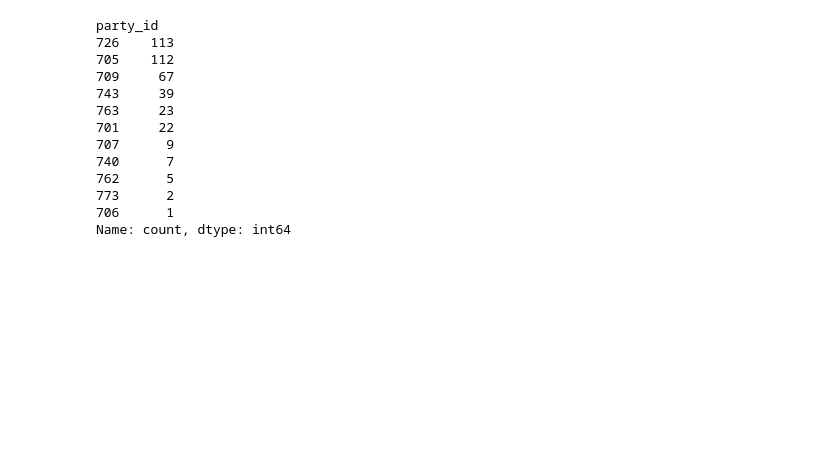
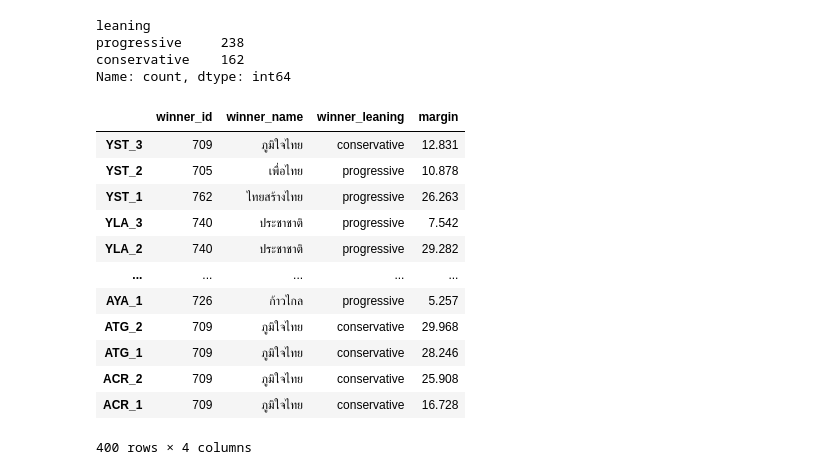
Before and after one commit to peemlerd/thai-election66, a Jupyter notebook: result_analysis.ipynb, the cells around one changed output. Drawn from its saved outputs; the diff is of its cells as text; code cells hidden in the pictures; blank space fills up the shorter version.

```diff
--- a/result_analysis.ipynb
+++ b/result_analysis.ipynb
@@ -53,16 +61,55 @@ result_candi.sort_values(by = ["cons_id", "mp_app_vote"],ascending=False).head(2
 # %%
-result_candi.groupby("cons_id").nth(0)["party_id"].value_counts()
+# Create a map from each party to its ideological camp
+cons_lst = [701, 706, 707, 709, 743, 763] # Democrat, Chatpattana Kla, Chatthaipattana, Bhumjaithai, PPRP, RTSC
+prog_lst = [705,726,762,719,740,773] # Pheu Thai, MFP, Thai Sang Thai, Seri, Prachachat, Pheu Thai Ruam Palang
+leaning_map = {id: "conservative" for id in cons_lst}
+leaning_map.update({id: "progressive" for id in prog_lst})
+
+
+# Summarize the leaning of each candidate in the constituency result
+result_candi["leaning"] = result_candi["party_id"].map(leaning_map)
-# %% [output]
-party_id
-726    113
-705    112
-709     67
-743     39
-763     23
-701     22
-707      9
-740      7
-762      5
-773      2
-706      1
-Name: count, dtype: int64
+# %%
+# Double-check constituency results
+## 1. Do I have the right number of winners?
+temp = result_candi[result_candi["mp_app_rank"] == 1]["party_id"].value_counts().to_frame()
+temp["party_name"] = temp.index.map(id_name)
+temp["leaning"] = temp.index.map(leaning_map)
+
+## 2. Do I have the right number of constituency MP?
+## Result should give 162 conservatives and 238 progressives.
+result_candi[result_candi["mp_app_rank"] == 1]["leaning"].value_counts()
+# %% [output]
+leaning
+progressive     238
+conservative    162
+Name: count, dtype: int64
+# %%
+# Create a new dataframe that summarizes the victory pattern for each candidate constituency
+victory_df = pd.DataFrame(index = result_candi["cons_id"].unique(),
+                          columns = ["winner_id", "winner_name","winner_leaning","margin"])
+# %%
+# Fill in the information about winners
+victory_df["winner_id"] = result_candi.groupby("cons_id").nth(0)["party_id"].to_numpy()
+victory_df["winner_name"] = victory_df["winner_id"].map(id_name)
+victory_df["winner_leaning"] = victory_df["winner_id"].map(leaning_map)
+
+# Fill in the margin of victory (difference in percent between the first and the second)
+temp = result_candi.groupby("cons_id")
+victory_df["margin"] = temp.nth(0)["percent"].to_numpy() - temp.nth(1)["percent"].to_numpy()
+
+# Fill in the ideological leaning (defined as the percent of voters for parties in each ideological camp) per constituency
+victory_df
+# %% [output]
+|  | winner_id | winner_name | winner_leaning | margin |
+| YST_3 | 709 | ภูมิใจไทย | conservative | 12.831 |
+| YST_2 | 705 | เพื่อไทย | progressive | 10.878 |
+| YST_1 | 762 | ไทยสร้างไทย | progressive | 26.263 |
+| YLA_3 | 740 | ประชาชาติ | progressive | 7.542 |
+| YLA_2 | 740 | ประชาชาติ | progressive | 29.282 |
+| ... | ... | ... | ... | ... |
+| AYA_1 | 726 | ก้าวไกล | progressive | 5.257 |
+| ATG_2 | 709 | ภูมิใจไทย | conservative | 29.968 |
+| ATG_1 | 709 | ภูมิใจไทย | conservative | 28.246 |
+| ACR_2 | 709 | ภูมิใจไทย | conservative | 25.908 |
+| ACR_1 | 709 | ภูมิใจไทย | conservative | 16.728 |
+400 rows × 4 columns
```
Also changed, not shown: parts of 11 cells of this notebook, 1 other file.
